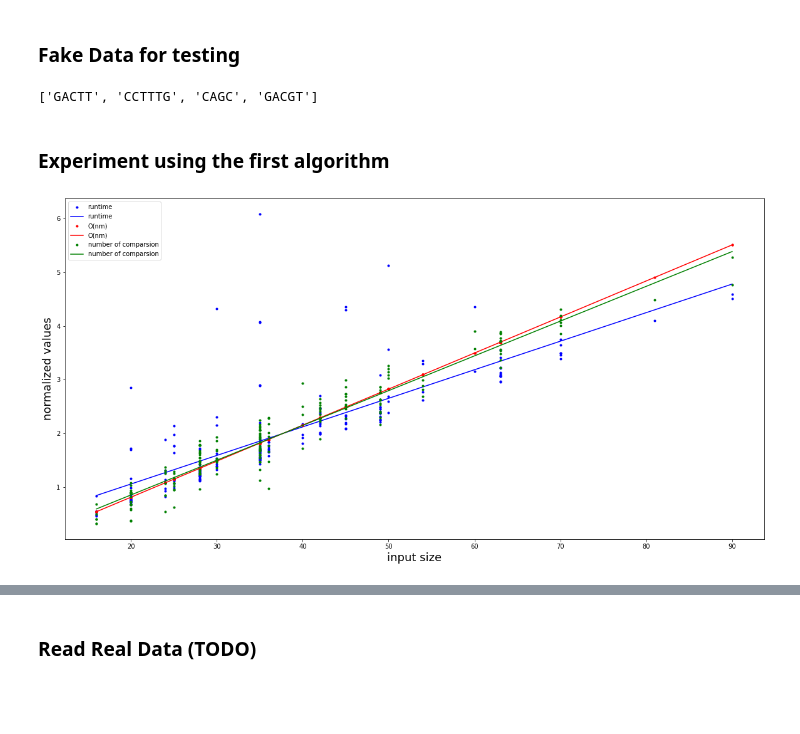
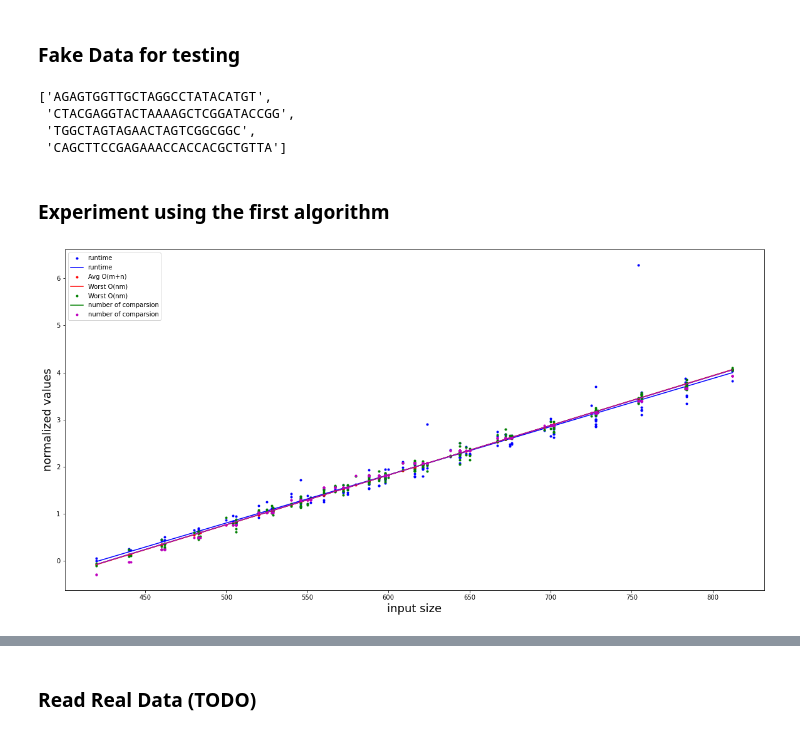
Before and after one commit to MohammedAljahdali/GlobalSequenceAlignment, a Jupyter notebook: sequence.ipynb, the cells around one changed output, grey strips where cells are left out. Cells and saved outputs as stored; diff of their text form; code cells hidden in the pictures; blank space fills up the shorter version.

```diff
--- a/sequence.ipynb
+++ b/sequence.ipynb
@@ -246,20 +246,22 @@ def analysis(algo, sequences: List[str], hyperparameters_list: List[Dict[str, in
             "score": scores,
             "input size": n*m,
             "input_size": f"{n}, {m}",
-            "O(nm)": n*m,
+            "Avg O(m+n)" : m+n,
+            "Worst O(nm)": n*m,
 #             "parameter": hyperparameters_list
         }
         results.append(r)
     df = pandas.DataFrame(data=results, index=data)
-    df_x = df[['runtime', 'O(nm)', 'number of comparsion']]
+    df_x = df[['runtime', 'Avg O(m+n)', 'Worst O(nm)', 'number of comparsion']]
 
     #standardize the values for each predictor variable
-    df[['runtime', 'O(nm)', 'number of comparsion']] = ((df_x-df_x.mean())/df_x.std()) + 2
+    df[['runtime', 'Avg O(m+n)', 'Worst O(nm)', 'number of comparsion']] = ((df_x-df_x.mean())/df_x.std()) + 2
 #     df[['runtime', 'O(nm)']] = (df_x - df_x.min()) / (df_x.max() - df_x.min())
     x = df['input size']
     y1 = df['runtime']
-    y2 = df['O(nm)']
+    y2 = df['Worst O(nm)']
     y3 = df['number of comparsion']
+    y4 = df['Avg O(m+n)']
 
     plt.plot(x, y1, '.b')
     plt.plot(np.unique(x), np.poly1d(np.polyfit(x, y1, 1))(np.unique(x)), '-b')
@@ -270,31 +272,37 @@ def analysis(algo, sequences: List[str], hyperparameters_list: List[Dict[str, in
     plt.plot(x, y3, '.g')
     plt.plot(np.unique(x), np.poly1d(np.polyfit(x, y3, 1))(np.unique(x)), '-g')
 
+    plt.plot(x, y4, '.m')
+    plt.plot(np.unique(x), np.poly1d(np.polyfit(x, y3, 1))(np.unique(x)), '-m')
+
     plt.xlabel('input size', fontsize=18)
     plt.ylabel('normalized values', fontsize=18)
-    plt.legend(['runtime', 'runtime', 'O(nm)', 'O(nm)', 'number of comparsion', 'number of comparsion'], loc='upper left')
+    plt.legend(['runtime', 'runtime', 'Avg O(m+n)', 'Worst O(nm)', 'Worst O(nm)', 'number of comparsion', 'number of comparsion'], loc='upper left')
     return df
 # %% [markdown]
 ### Fake Data for testing
 # %%
-fake_data = [''.join(random.choice(['A', 'G', 'C', 'T']) for _ in range(random.randint(4, 10))) for _ in range(20)]
+fake_data = [''.join(random.choice(['A', 'G', 'C', 'T']) for _ in range(random.randint(20, 30))) for _ in range(20)]
 # %%
 fake_data[:4]
 # %% [output]
-['GACTT', 'CCTTTG', 'CAGC', 'GACGT']
+['AGAGTGGTTGCTAGGCCTATACATGT',
+ 'CTACGAGGTACTAAAAGCTCGGATACCGG',
+ 'TGGCTAGTAGAACTAGTCGGCGGC',
+ 'CAGCTTCCGAGAAACCACCACGCTGTTA']
 # %% [markdown]
 ### Experiment using the first algorithm
 # %%
 hyperparameters_list = [
     {"gap": -2, "match": 1, "mismatch": -1},
     {"gap": -1, "match": 1, "mismatch": -2},
     {"gap": -1, "match": 1, "mismatch": -1},
 ]
-results = analysis(
+results1 = analysis(
     algo=algorithm1,
     sequences=fake_data,
     hyperparameters_list=hyperparameters_list, debug=False
 )
 # %% [output]
-[figure, old version]
+[figure, new version]
 # %%
```
Also changed, not shown: parts of 6 cells of this notebook, 2 other files.
